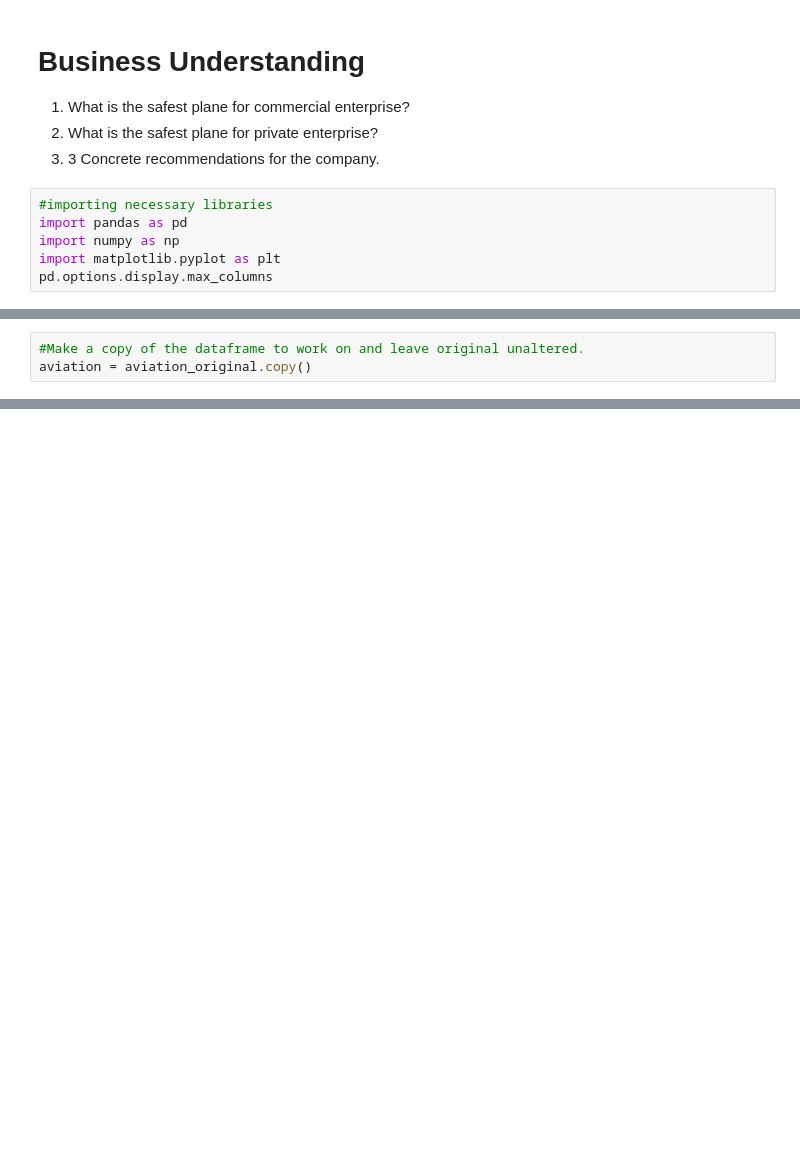
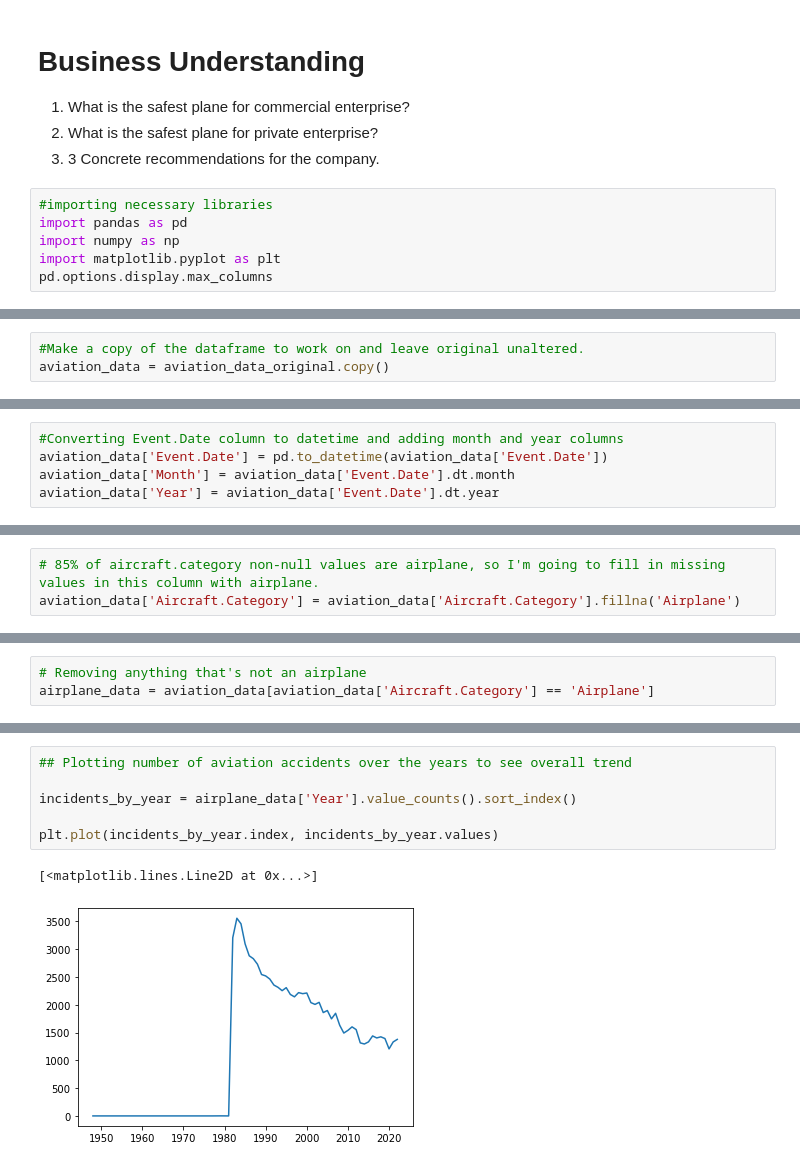
Before and after one commit to WSmolen/Aviation_Project, a Jupyter notebook: Aviation_project.ipynb, the cells around one changed output, grey strips where cells are left out. Cells and saved outputs as stored; diff of their text form; blank space fills up the shorter version.

Commit message:
sorting by airplane and plotting by year

```diff
--- a/Aviation_project.ipynb
+++ b/Aviation_project.ipynb
@@ -27,5 +27,5 @@ aviation_original = pd.read_csv('Data/Aviation_Data.csv')
                  #dtype={"Latitude":"str", "Longitude":"str","Broad.phase.of.flight":"str"})
 # %%
 #Make a copy of the dataframe to work on and leave original unaltered.
-aviation = aviation_original.copy()
+aviation_data = aviation_data_original.copy()
 # %%
@@ -93,0 +135,5 @@ aviation.describe()
+# %%
+#Converting Event.Date column to datetime and adding month and year columns
+aviation_data['Event.Date'] = pd.to_datetime(aviation_data['Event.Date'])
+aviation_data['Month'] = aviation_data['Event.Date'].dt.month
+aviation_data['Year'] = aviation_data['Event.Date'].dt.year
@@ -93,0 +180,3 @@ aviation.describe()
+# %%
+# 85% of aircraft.category non-null values are airplane, so I'm going to fill in missing values in this column with airplane.
+aviation_data['Aircraft.Category'] = aviation_data['Aircraft.Category'].fillna('Airplane')
@@ -93,0 +199,3 @@ aviation.describe()
+# %%
+# Removing anything that's not an airplane
+airplane_data = aviation_data[aviation_data['Aircraft.Category'] == 'Airplane']
@@ -93,0 +218,9 @@ aviation.describe()
+# %%
+## Plotting number of aviation accidents over the years to see overall trend
+
+incidents_by_year = airplane_data['Year'].value_counts().sort_index()
+
+plt.plot(incidents_by_year.index, incidents_by_year.values)
+# %% [output]
+[<matplotlib.lines.Line2D at 0x...>]
+[figure, added]
```
Also changed, not shown: parts of 13 cells of this notebook.
